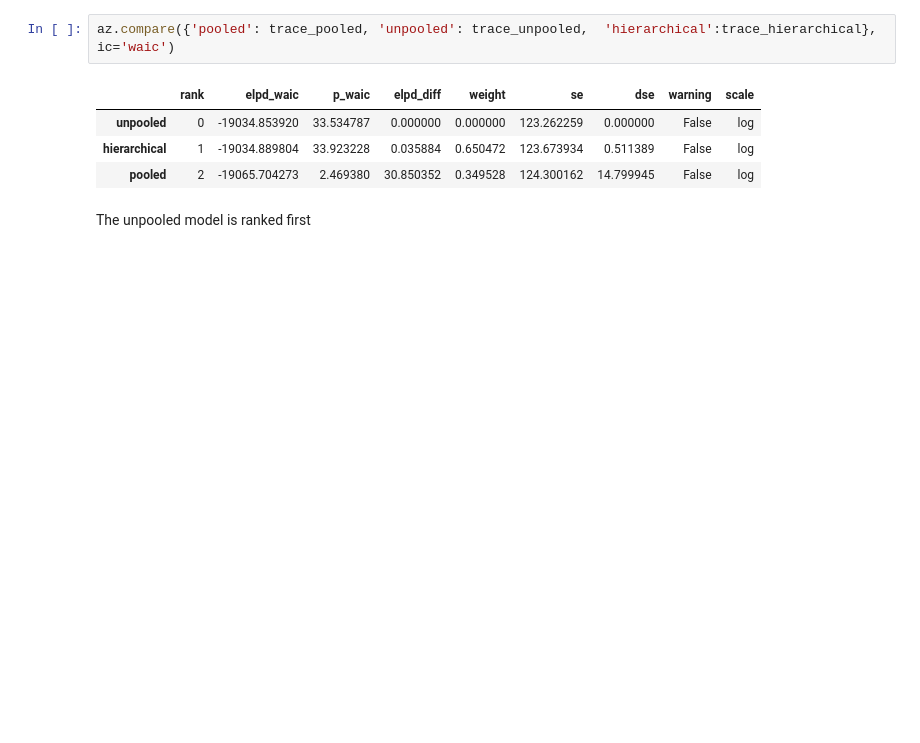
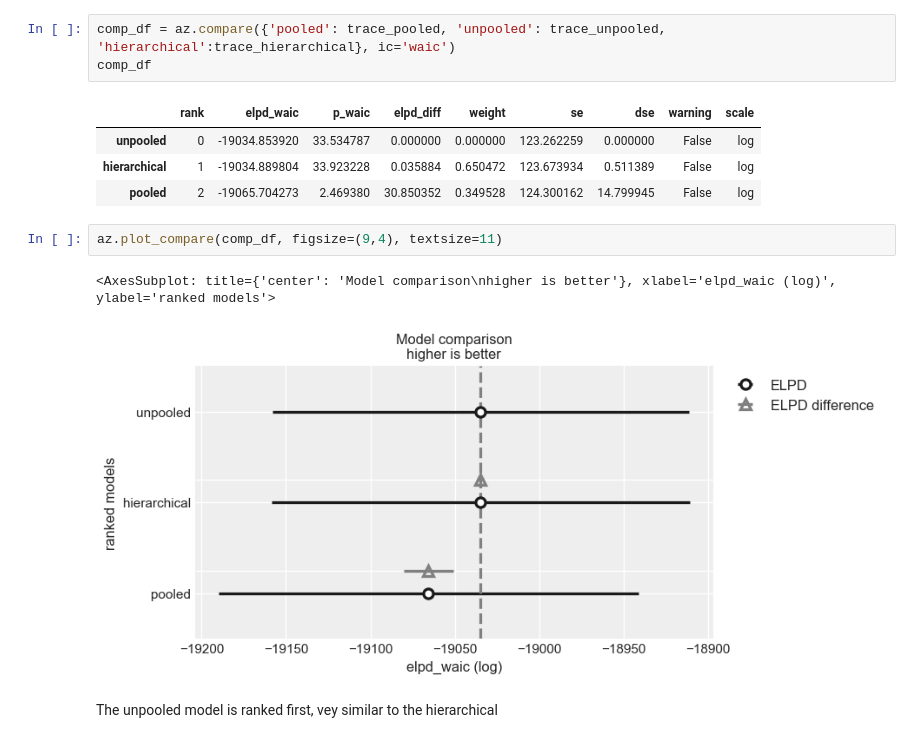
Before and after one commit to k0ruy/bayesian_retry, a Jupyter notebook: retry/modelling_RETRY.ipynb, the cells around one changed output. Saved outputs shown, nothing was run; the diff lists cells and outputs as text; blank space fills up the shorter version.

Commit message:
waic

```diff
--- a/retry/modelling_RETRY.ipynb
+++ b/retry/modelling_RETRY.ipynb
@@ -552,11 +552,17 @@ Computed from 4000 posterior samples and 9800 observations log-likelihood matrix
 elpd_waic -19034.89   123.67
 p_waic       33.92        -
 # %%
-az.compare({'pooled': trace_pooled, 'unpooled': trace_unpooled,  'hierarchical':trace_hierarchical}, ic='waic')
+comp_df = az.compare({'pooled': trace_pooled, 'unpooled': trace_unpooled,  'hierarchical':trace_hierarchical}, ic='waic')
+comp_df
 # %% [output]
 |  | rank | elpd_waic | p_waic | elpd_diff | weight | se | dse | warning | scale |
 | unpooled | 0 | -19034.853920 | 33.534787 | 0.000000 | 0.000000 | 123.262259 | 0.000000 | False | log |
 | hierarchical | 1 | -19034.889804 | 33.923228 | 0.035884 | 0.650472 | 123.673934 | 0.511389 | False | log |
 | pooled | 2 | -19065.704273 | 2.469380 | 30.850352 | 0.349528 | 124.300162 | 14.799945 | False | log |
+# %%
+az.plot_compare(comp_df, figsize=(9,4), textsize=11)
+# %% [output]
+<AxesSubplot: title={'center': 'Model comparison\nhigher is better'}, xlabel='elpd_waic (log)', ylabel='ranked models'>
+[figure, added]
 # %% [markdown]
-The unpooled model is ranked first
+The unpooled model is ranked first, vey similar to the hierarchical
```
